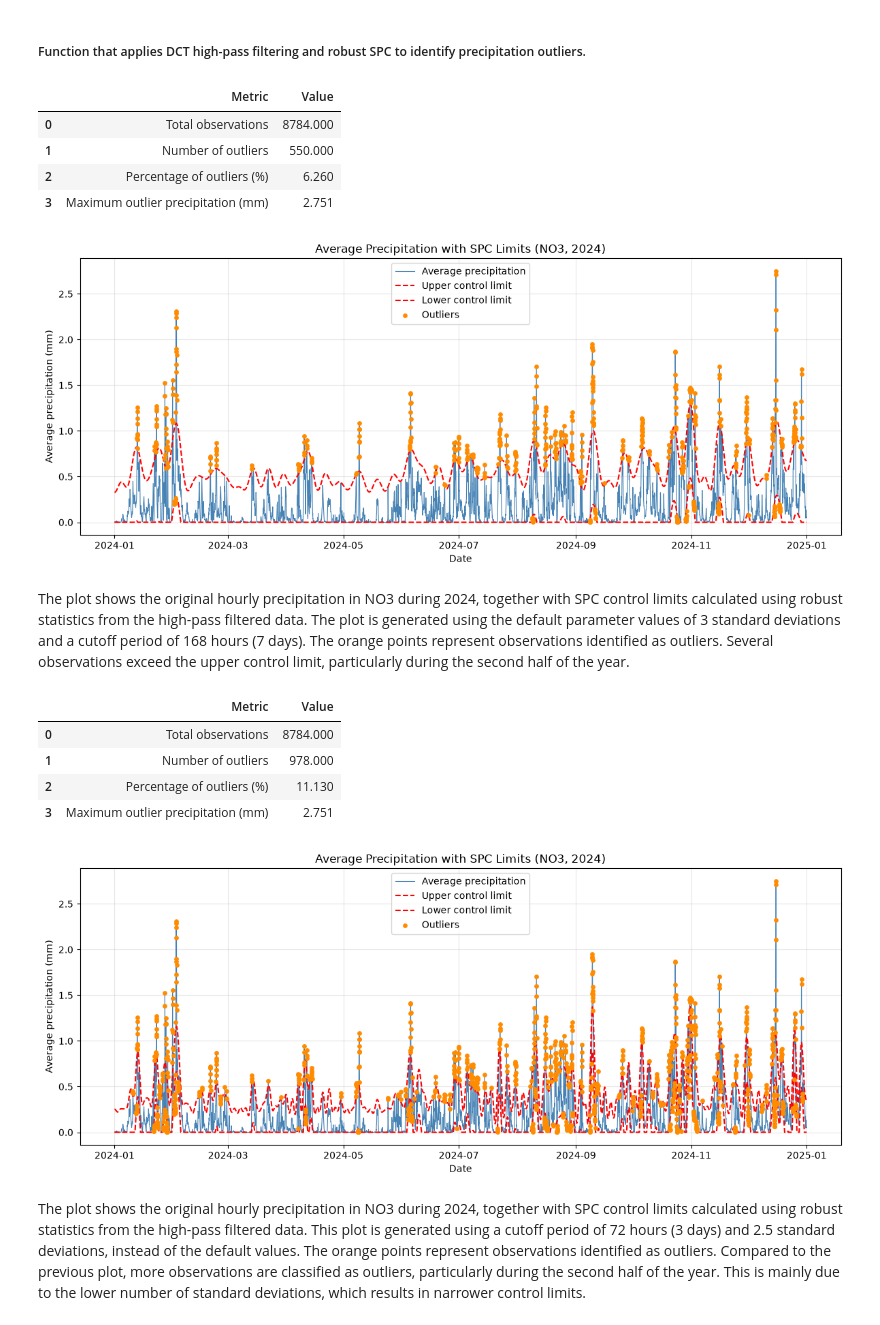
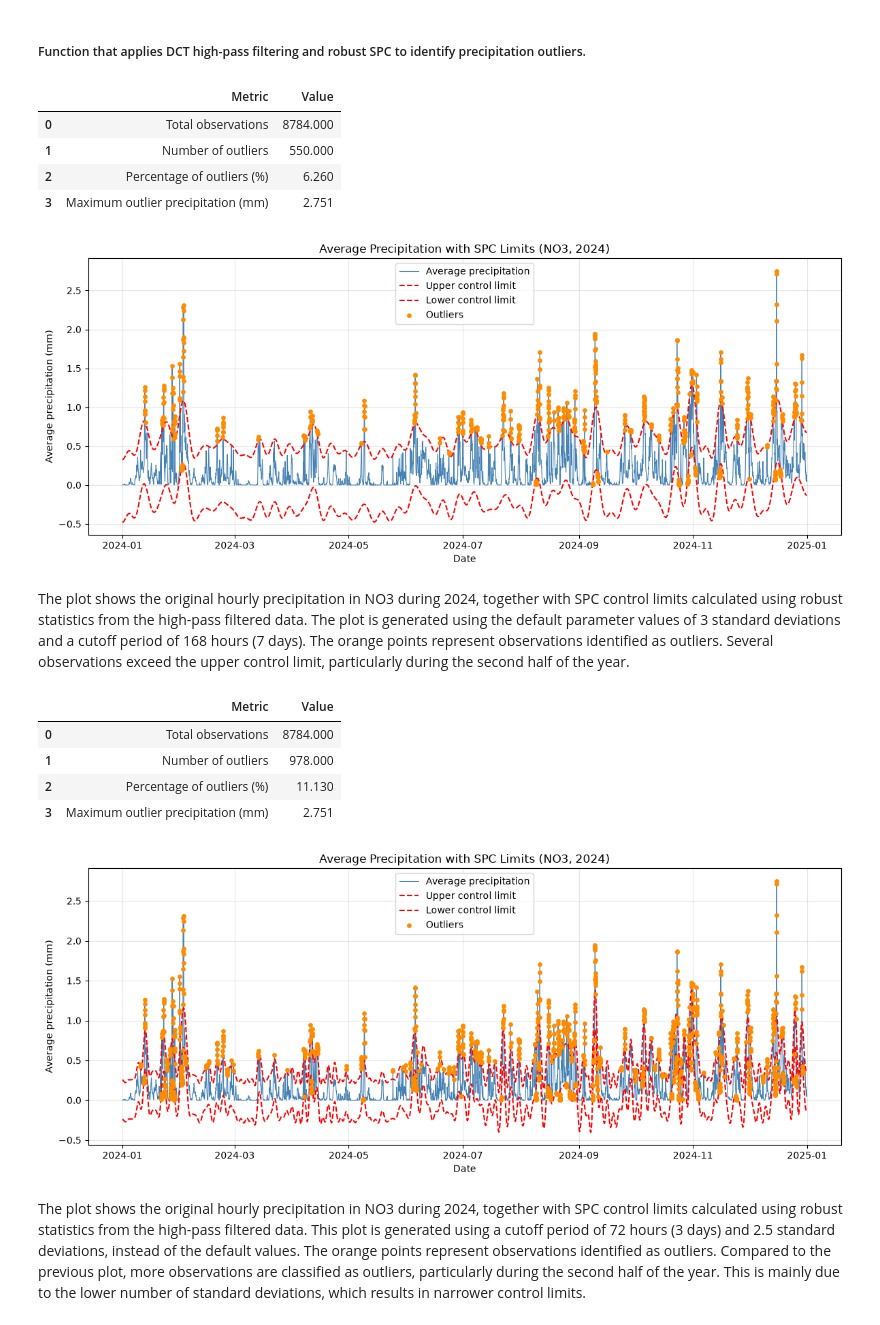
Before and after one commit to Minajohanne/IND320_project_Minajohanne, a Jupyter notebook: notebooks/project_part3.ipynb, the cells around one changed output. Cells and saved outputs as stored; diff of their text form; code cells hidden in the pictures.

```diff
--- a/notebooks/project_part3.ipynb
+++ b/notebooks/project_part3.ipynb
@@ -119,10 +119,12 @@ Electricity areas: NO 1, NO 2, NO 3, NO 4, NO 5
 # %% [markdown]
 ##### Function that retrieves hourly historical reanalysis data from open-meteo API using the ERA5 model for a single location.
 # %%
-def get_weather_data(region: str,
-                    start_date: str,
-                    end_date: str
-                    ) -> pd.DataFrame:
+def get_weather_data(
+    region: str,
+    start_date: str,
+    end_date: str,
+    region_coordinates: dict[str, list[tuple[float, float]]]
+) -> pd.DataFrame:
     """
     Download hourly historical weather data from the Open-Meteo API using the ERA5 model.
 
@@ -145,8 +147,10 @@ def get_weather_data(region: str,
     openmeteo = openmeteo_requests.Client(session=retry_session)
 
     # Get coordinates for the selected region
-    lon = [lon for lon, lat in el_coordinates[region]]
-    lat = [lat for lon, lat in el_coordinates[region]]
+    coordinates = region_coordinates[region]
+
+    lon = [lon for lon, lat in coordinates]
+    lat = [lat for lon, lat in coordinates]
 
     # API URL
     url = "https://archive-api.open-meteo.com/v1/archive"
@@ -225,7 +229,8 @@ def get_weather_data(region: str,
 weather_no3 = get_weather_data(
     region="NO 3",
     start_date="2024-01-01",
-    end_date="2024-12-31"
+    end_date="2024-12-31",
+    region_coordinates=el_coordinates
 )
 
 weather_no3.head()
@@ -263,9 +268,10 @@ Plot of the average precipitation as a function of time.
 # %% [markdown]
 ##### Function that applies DCT high-pass filtering and robust SPC to identify precipitation outliers.
 # %%
+
 def plot_precipitation_spc(
     df: pd.DataFrame,
-    cutoff_period: int = 168,
+    cutoff_frequency: float = 1 / 168,
     n_std: float = 3.0
 ) -> tuple[Figure, pd.DataFrame]:
     """
@@ -275,10 +281,11 @@ def plot_precipitation_spc(
     ----------
     df : pd.DataFrame
         DataFrame containing date and precipitation columns.
-    cutoff_period : int, default=168
-        Cutoff period in hours (168 hours = 7 days).
+    cutoff_frequency : float, default=1/168
+        DCT cutoff frequency in cycles per hour,
+        corresponding to a period of 7 days.
     n_std : float, default=3.0
-        Number of robust standard deviations used for control limits.
+        Number of robust standard deviations for SPC limits.
 
     Returns
     -------
@@ -291,12 +298,11 @@ def plot_precipitation_spc(
 
     # Apply DCT high-pass filtering
     N = len(precipitation)
-    W = np.linspace(0, 0.5, N)
-    cutoff = 1 / cutoff_period
+    W = np.arange(N) / (2 * (N - 1))
 
     dct_signal = dct(precipitation, type=1, norm="forward")
     filtered_dct = dct_signal.copy()
-    filtered_dct[W < cutoff] = 0
+    filtered_dct[W < cutoff_frequency] = 0
 
     filtered = idct(filtered_dct, type=1, norm="forward")
 
@@ -314,7 +320,7 @@ def plot_precipitation_spc(
     # Convert SPC limits to the original precipitation scale
     trend = precipitation - filtered
     upper_boundary = trend + ucl
-    lower_boundary = np.maximum(trend + lcl, 0)
+    lower_boundary = trend + lcl
 
     # Plot precipitation and control limits
     fig, ax = plt.subplots(figsize=(12, 5))
@@ -385,26 +391,26 @@ plt.show()
 | 1 | Number of outliers | 550.000 |
 | 2 | Percentage of outliers (%) | 6.260 |
 | 3 | Maximum outlier precipitation (mm) | 2.751 |
-[figure, old version]
+[figure, new version]
 # %% [markdown]
 The plot shows the original hourly precipitation in NO3 during 2024, together with SPC control limits calculated using robust statistics from the high-pass filtered data. The plot is generated using the default parameter values of 3 standard deviations and a cutoff period of 168 hours (7 days). The orange points represent observations identified as outliers. Several observations exceed the upper control limit, particularly during the second half of the year.
 # %%
 # Test with different parameters
 fig, summary = plot_precipitation_spc(
     weather_no3,
-    cutoff_period=72,
+    cutoff_frequency=1 / 72,
     n_std=2.5
 )
 
 display(summary)
 plt.show()
 # %% [output]
 |  | Metric | Value |
 | 0 | Total observations | 8784.000 |
 | 1 | Number of outliers | 978.000 |
 | 2 | Percentage of outliers (%) | 11.130 |
 | 3 | Maximum outlier precipitation (mm) | 2.751 |
-[figure, old version]
+[figure, new version]
 # %% [markdown]
 The plot shows the original hourly precipitation in NO3 during 2024, together with SPC control limits calculated using robust statistics from the high-pass filtered data. This plot is generated using a cutoff period of 72 hours (3 days) and 2.5 standard deviations, instead of the default values. The orange points represent observations identified as outliers. Compared to the previous plot, more observations are classified as outliers, particularly during the second half of the year. This is mainly due to the lower number of standard deviations, which results in narrower control limits.
 # %% [markdown]
```
Also changed, not shown: 1 other file.
